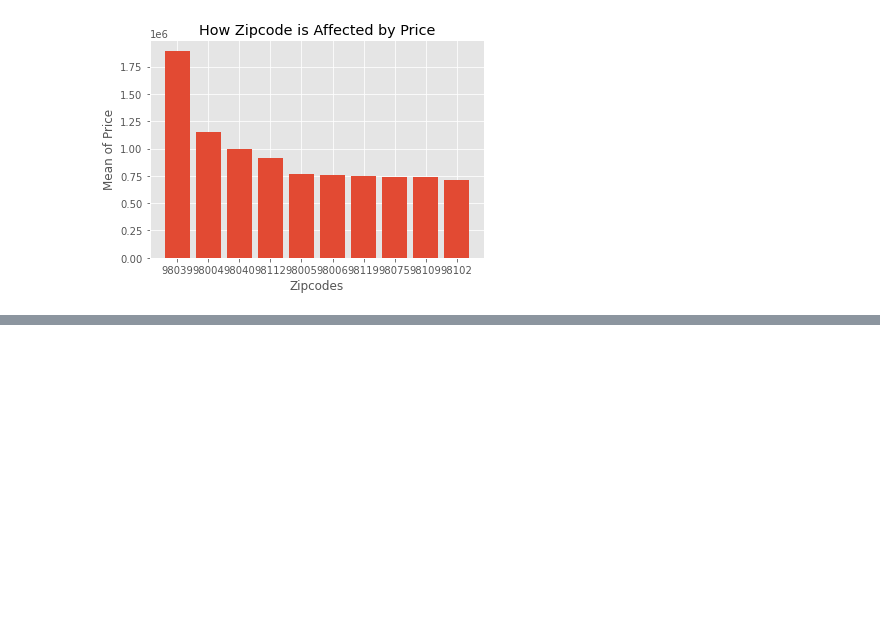
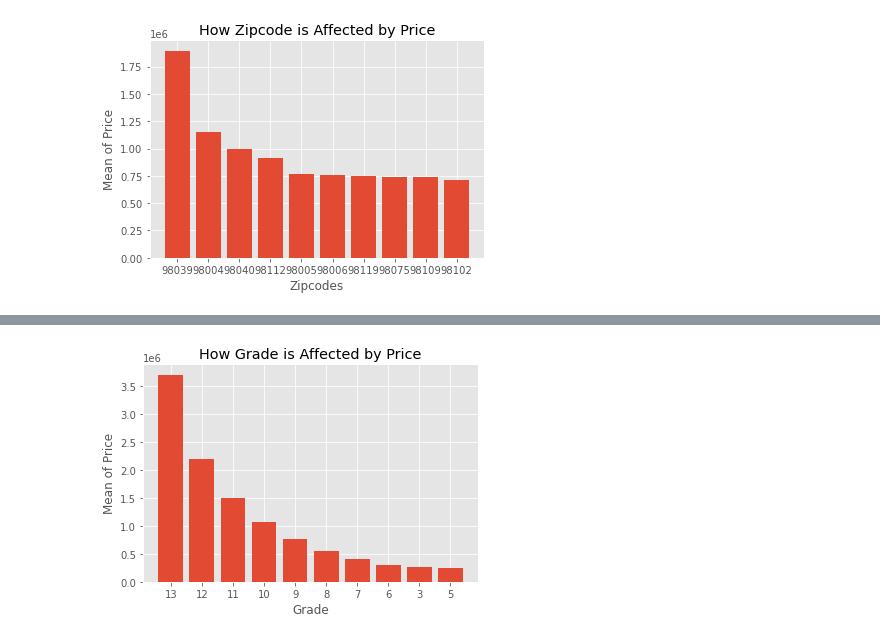
Before and after one commit to john-c-simmons/bsc-phase-two-project, a Jupyter notebook: notebooks/exploratory/mallory/new_notebook.ipynb, the cells around one changed output, grey strips where cells are left out. Saved outputs shown, nothing was run; the diff lists cells and outputs as text; code cells hidden in the pictures; blank space fills up the shorter version.

```diff
--- a/notebooks/exploratory/mallory/new_notebook.ipynb
+++ b/notebooks/exploratory/mallory/new_notebook.ipynb
@@ -648,3 +691,6 @@ plt.ylabel('Mean of Price')
 plt.show()
 # %% [output]
 [figure]
+# %%
+grade_groupings = df.groupby('grade').mean()['price'].sort_values(ascending=False)[:10]
+grade_groupings
@@ -650,0 +710,9 @@ plt.show()
+# %%
+
+plt.bar(grade_groupings.index.astype(str), grade_groupings.values)
+plt.title('How Grade is Affected by Price')
+plt.xlabel('Grade')
+plt.ylabel('Mean of Price')
+plt.show()
+# %% [output]
+[figure, added]
```
Also changed, not shown: parts of 9 cells of this notebook.
